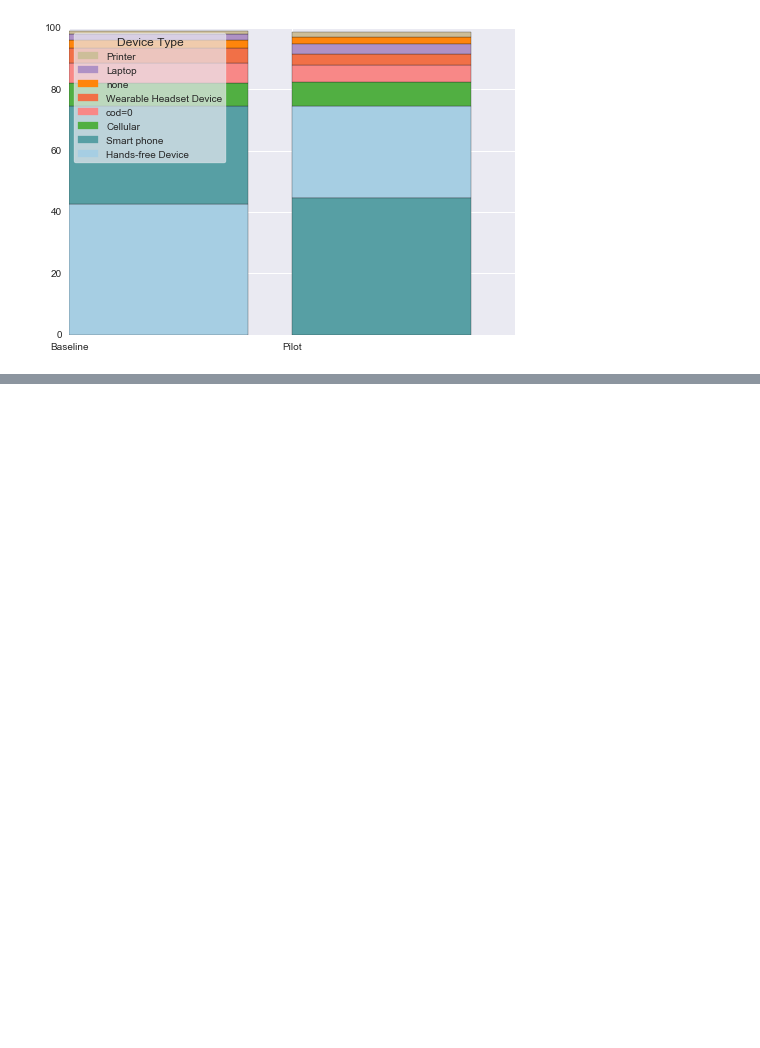
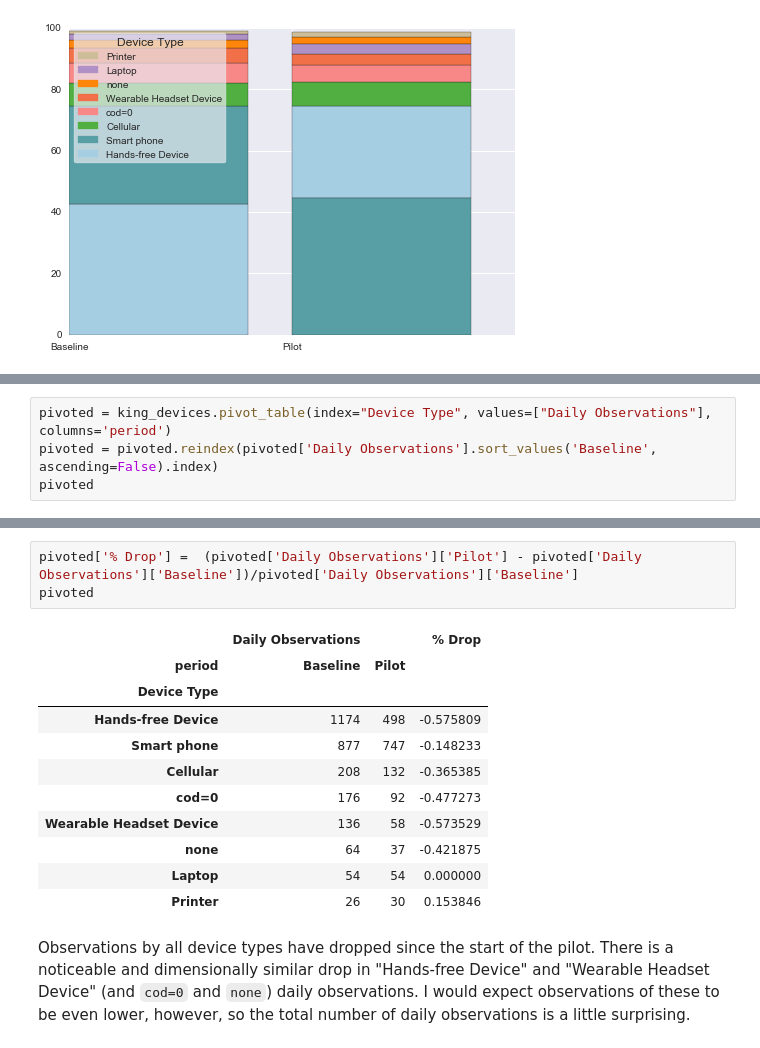
Before and after one commit to CityofToronto/bdit_king_pilot_dashboard, a Jupyter notebook: bluetooth/Baseline_device_filtering.ipynb, the cells around one changed output, grey strips where cells are left out. Saved outputs shown, nothing was run; the diff lists cells and outputs as text; blank space fills up the shorter version.

```diff
--- a/bluetooth/Baseline_device_filtering.ipynb
+++ b/bluetooth/Baseline_device_filtering.ipynb
@@ -586,0 +591,4 @@ king_devices.pivot_table(index="Device Type", values=["Num observations"], colum
+# %%
+pivoted = king_devices.pivot_table(index="Device Type", values=["Daily Observations"], columns='period')
+pivoted = pivoted.reindex(pivoted['Daily Observations'].sort_values('Baseline', ascending=False).index)
+pivoted
@@ -586,0 +607,17 @@ king_devices.pivot_table(index="Device Type", values=["Num observations"], colum
+# %%
+pivoted['% Drop'] =  (pivoted['Daily Observations']['Pilot'] - pivoted['Daily Observations']['Baseline'])/pivoted['Daily Observations']['Baseline']
+pivoted
+# %% [output]
+|  | Daily Observations |  | % Drop |
+| period | Baseline | Pilot |  |
+| Device Type |  |  |  |
+| Hands-free Device | 1174 | 498 | -0.575809 |
+| Smart phone | 877 | 747 | -0.148233 |
+| Cellular | 208 | 132 | -0.365385 |
+| cod=0 | 176 | 92 | -0.477273 |
+| Wearable Headset Device | 136 | 58 | -0.573529 |
+| none | 64 | 37 | -0.421875 |
+| Laptop | 54 | 54 | 0.000000 |
+| Printer | 26 | 30 | 0.153846 |
+# %% [markdown]
+Observations by all device types have dropped since the start of the pilot. There is a noticeable and dimensionally similar drop in "Hands-free Device" and "Wearable Headset Device" (and `cod=0` and `none`) daily observations. I would expect observations of these to be even lower, however, so the total number of daily observations is a little surprising.
```
Also changed, not shown: parts of 17 cells of this notebook.
